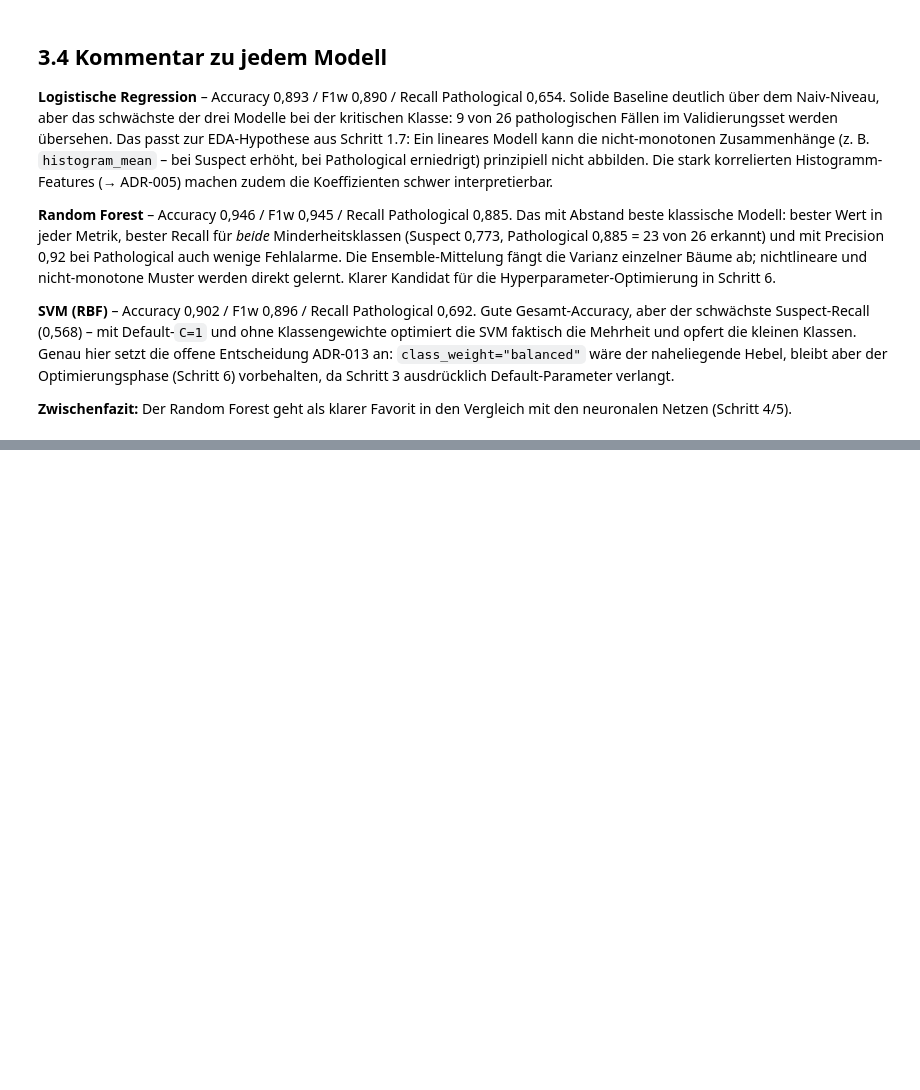
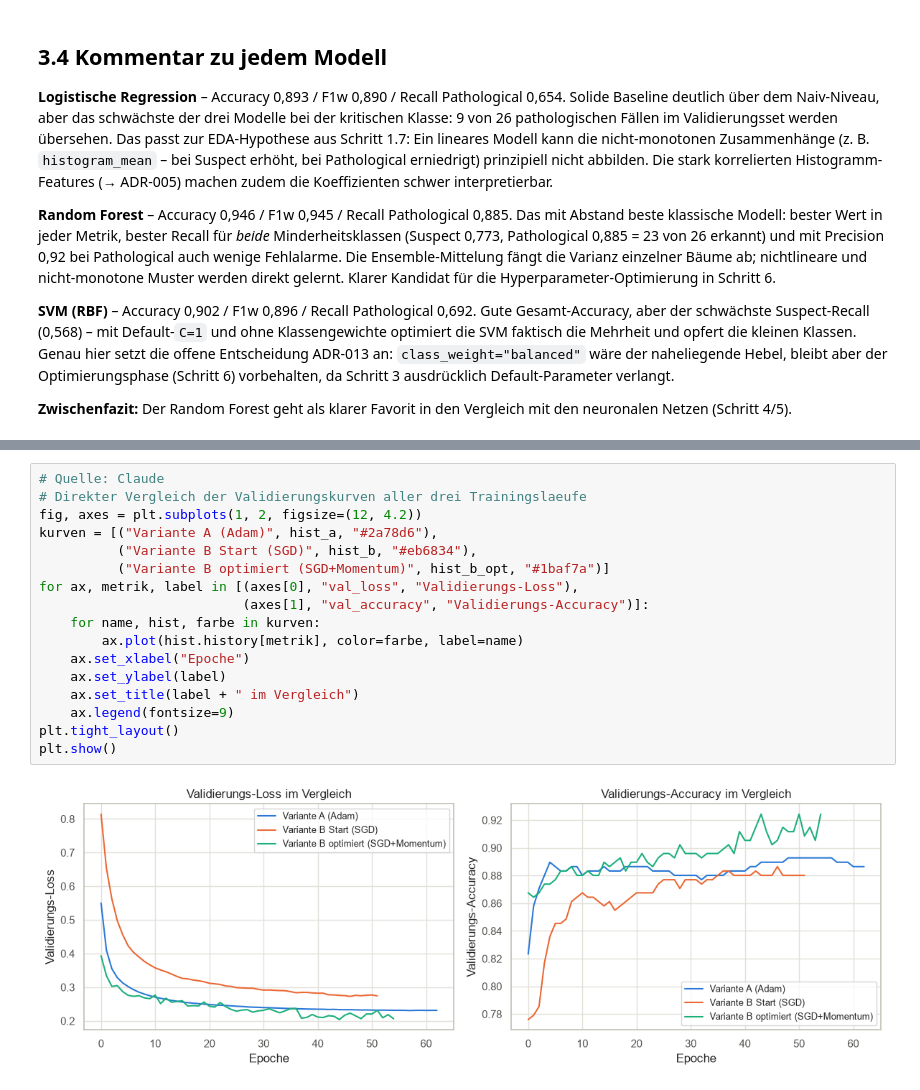
Before and after one commit to spaiK111/DHBW-ML-Assignment, a Jupyter notebook: src/fetal_health_modellvergleich.ipynb, the cells around one changed output, grey strips where cells are left out. Drawn from its saved outputs; the diff is of its cells as text; blank space fills up the shorter version.

```diff
--- a/src/fetal_health_modellvergleich.ipynb
+++ b/src/fetal_health_modellvergleich.ipynb
@@ -982,0 +1285,19 @@ Early Stopping auf `val_loss`)*
+# %%
+# Quelle: Claude
+# Direkter Vergleich der Validierungskurven aller drei Trainingslaeufe
+fig, axes = plt.subplots(1, 2, figsize=(12, 4.2))
+kurven = [("Variante A (Adam)", hist_a, "#2a78d6"),
+          ("Variante B Start (SGD)", hist_b, "#eb6834"),
+          ("Variante B optimiert (SGD+Momentum)", hist_b_opt, "#1baf7a")]
+for ax, metrik, label in [(axes[0], "val_loss", "Validierungs-Loss"),
+                          (axes[1], "val_accuracy", "Validierungs-Accuracy")]:
+    for name, hist, farbe in kurven:
+        ax.plot(hist.history[metrik], color=farbe, label=name)
+    ax.set_xlabel("Epoche")
+    ax.set_ylabel(label)
+    ax.set_title(label + " im Vergleich")
+    ax.legend(fontsize=9)
+plt.tight_layout()
+plt.show()
+# %% [output]
+[figure, added]
```
Also changed, not shown: parts of 44 cells of this notebook, 2 other files.
